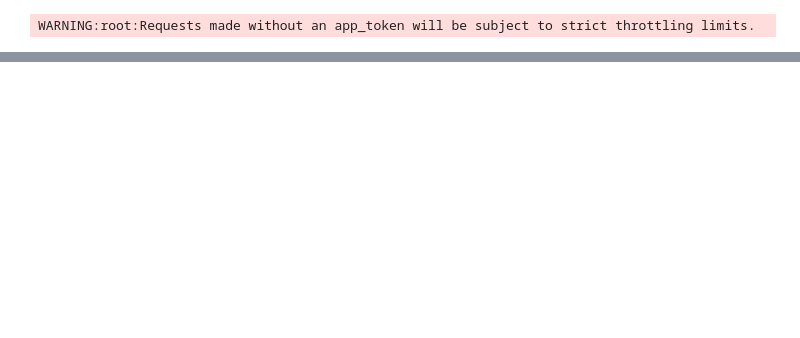
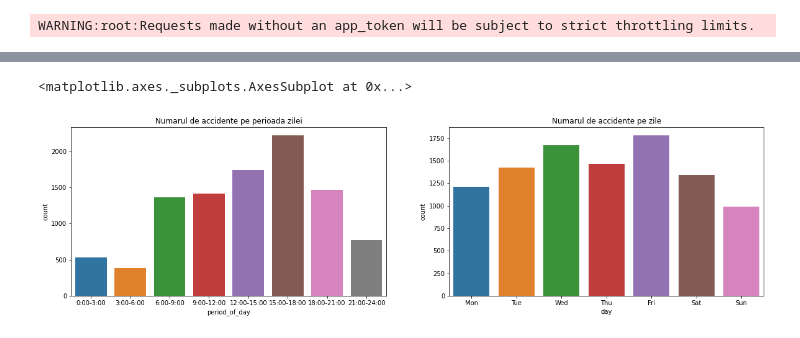
Before and after one commit to jafetimbre/optimus, a Jupyter notebook: src/proj/main.ipynb, the cells around one changed output, grey strips where cells are left out. Saved outputs shown, nothing was run; the diff lists cells and outputs as text; code cells hidden in the pictures; blank space fills up the shorter version.

```diff
--- a/src/proj/main.ipynb
+++ b/src/proj/main.ipynb
@@ -68,0 +75,6 @@ df = dask_bag.map(to_props).to_dataframe(meta=meta_types).set_index(['crash_date
+# %%
+df['crash_date'] = dd.to_datetime(df['crash_date'])
+df['date_police_notified'] = dd.to_datetime(df['date_police_notified'])
+
+df = df.dropna().set_index('crash_date')
+df.head()
@@ -68,0 +89,29 @@ df = dask_bag.map(to_props).to_dataframe(meta=meta_types).set_index(['crash_date
+# %%
+days = [ 'Mon', 'Tue', 'Wed', 'Thu', 'Fri', 'Sat', 'Sun' ]
+periods_of_day = {
+    '0:00-3:00': (0, 3),
+    '3:00-6:00': (3, 6),
+    '6:00-9:00': (6, 9),
+    '9:00-12:00': (9, 12),
+    '12:00-15:00': (12, 15),
+    '15:00-18:00': (15, 18),
+    '18:00-21:00': (18, 21),
+    '21:00-24:00': (21, 24),
+}
+
+def day_time(t):
+    time = t.time()
+    for key, val in periods_of_day.items():
+        if (time >= dt.datetime(2009, 12, 2, val[0], 00, 00, 000000).time() and
+            time <= dt.datetime(2009, 12, 2, val[1]-1, 59, 00, 000000).time()):
+            return key
+
+
+d = df.copy()
+d['police_response_time'] = d['date_police_notified'] - d.index
+d['police_response_time'] = d['police_response_time'].map(lambda t: round(t.seconds/3600, 2))
+d['daytime'] = d.index
+d['day'] = d['daytime'].map(lambda t: days[t.weekday()])
+d['period_of_day'] = d['daytime'].map(day_time)
+
+d.head()
@@ -68,0 +126,13 @@ df = dask_bag.map(to_props).to_dataframe(meta=meta_types).set_index(['crash_date
+# %%
+d = d.compute()
+# %%
+fig, ax = plt.subplots(1,2, figsize=(20,5))
+
+ax[0].set_title('Numarul de accidente pe perioada zilei')
+sns.countplot(x='period_of_day', data = d, order=periods_of_day.keys(), ax=ax[0])
+
+ax[1].set_title('Numarul de accidente pe zile')
+sns.countplot(x='day', data = d, order=days, ax=ax[1])
+# %% [output]
+<matplotlib.axes._subplots.AxesSubplot at 0x...>
+[figure, added]
```
Also changed, not shown: parts of 22 cells of this notebook.
